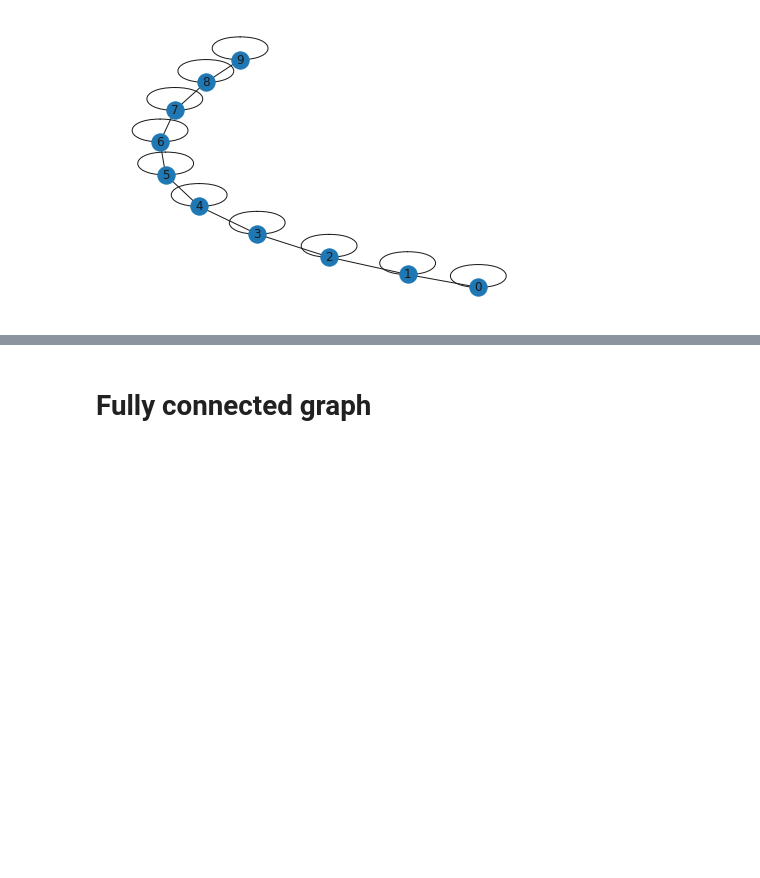
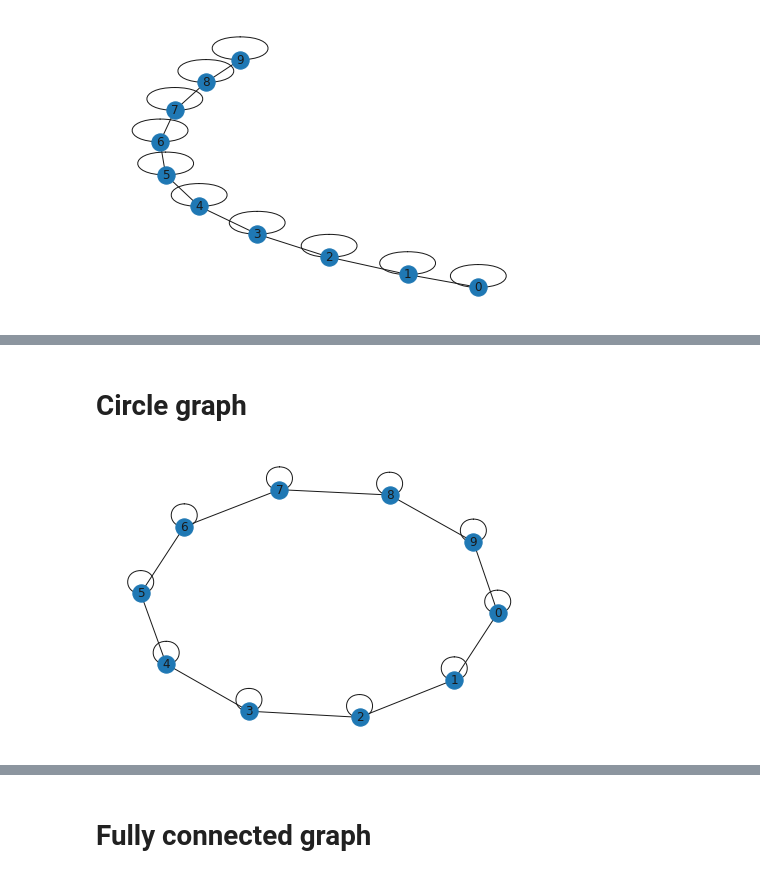
Before and after one commit to kasperjo/Graph-Bandit, a Jupyter notebook: main3.ipynb, the cells around one changed output, grey strips where cells are left out. Drawn from its saved outputs; the diff is of its cells as text; code cells hidden in the pictures; blank space fills up the shorter version.

```diff
--- a/main3.ipynb
+++ b/main3.ipynb
@@ -267,0 +279,11 @@ plotRegrets([line_regrets], titles=['Line Graph'])
+# %% [markdown]
+# Circle graph
+# %%
+T = 2000
+
+np.random.seed(SEED)
+n_nodes = 10
+G = return_graph('circle', n_nodes)
+draw_graph(G)
+# %% [output]
+[figure, added]
```
Also changed, not shown: parts of 47 cells of this notebook, 29 other files.
